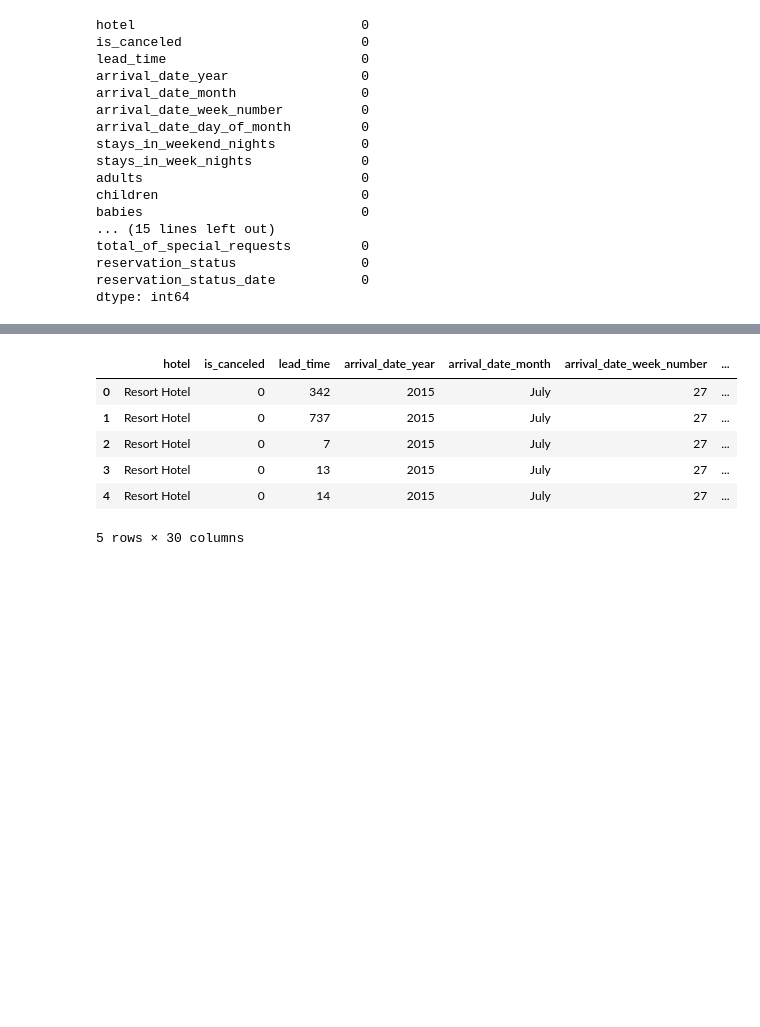
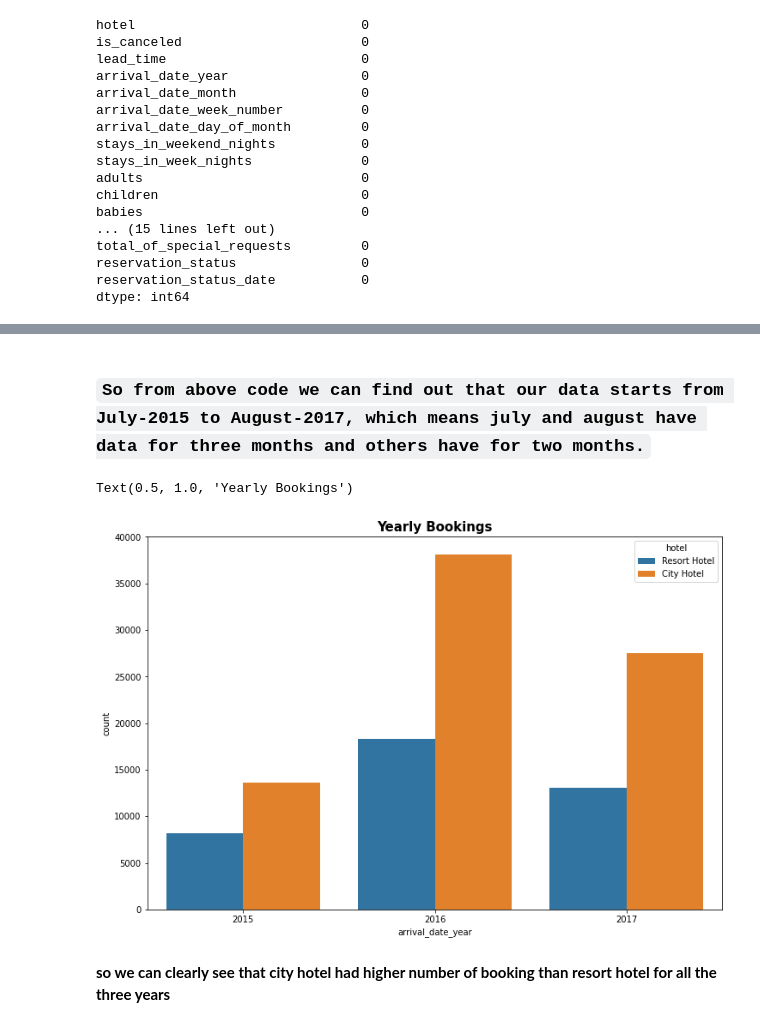
Before and after one commit to RajaChowdhury/EDA-CAPSTONE-PROJECT, a Jupyter notebook: Hotel_Booking_Analysis_Capstone_Project.ipynb, the cells around one changed output, grey strips where cells are left out. Cells and saved outputs as stored; diff of their text form; code cells hidden in the pictures; blank space fills up the shorter version.

```diff
--- a/Hotel_Booking_Analysis_Capstone_Project.ipynb
+++ b/Hotel_Booking_Analysis_Capstone_Project.ipynb
@@ -321,11 +325,11 @@ df.groupby(['arrival_date_year', 'arrival_date_month']).count()
 26 rows × 28 columns
-# %%
-df.head()
-# %% [output]
-|  | hotel | is_canceled | lead_time | arrival_date_year | arrival_date_month | arrival_date_week_number | ... |
-| 0 | Resort Hotel | 0 | 342 | 2015 | July | 27 | ... |
-| 1 | Resort Hotel | 0 | 737 | 2015 | July | 27 | ... |
-| 2 | Resort Hotel | 0 | 7 | 2015 | July | 27 | ... |
-| 3 | Resort Hotel | 0 | 13 | 2015 | July | 27 | ... |
-| 4 | Resort Hotel | 0 | 14 | 2015 | July | 27 | ... |
-5 rows × 30 columns
+# %% [markdown]
+### **`So from above code we can find out that our data starts from July-2015 to August-2017, which means july and august have data for three months and others have for two months.`**
+# %%
+plt.figure(figsize=(12,8))
+sns.countplot (x= 'arrival_date_year', data= df, hue= 'hotel').set_title ("Yearly Bookings", fontweight="bold", size=15)
+# %% [output]
+Text(0.5, 1.0, 'Yearly Bookings')
+[figure, added]
+# %% [markdown]
+**so we can clearly see that city hotel had higher number of booking than resort hotel for all the three years**
```
Also changed, not shown: parts of 31 cells of this notebook.
